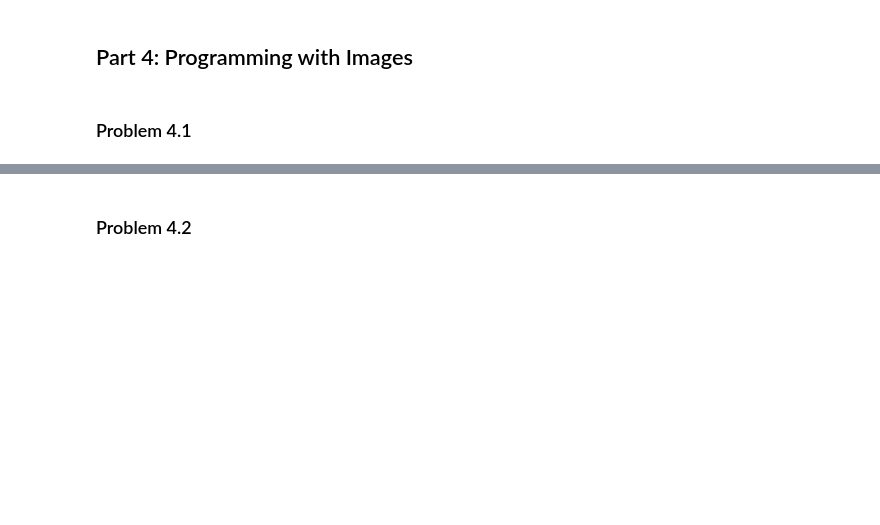
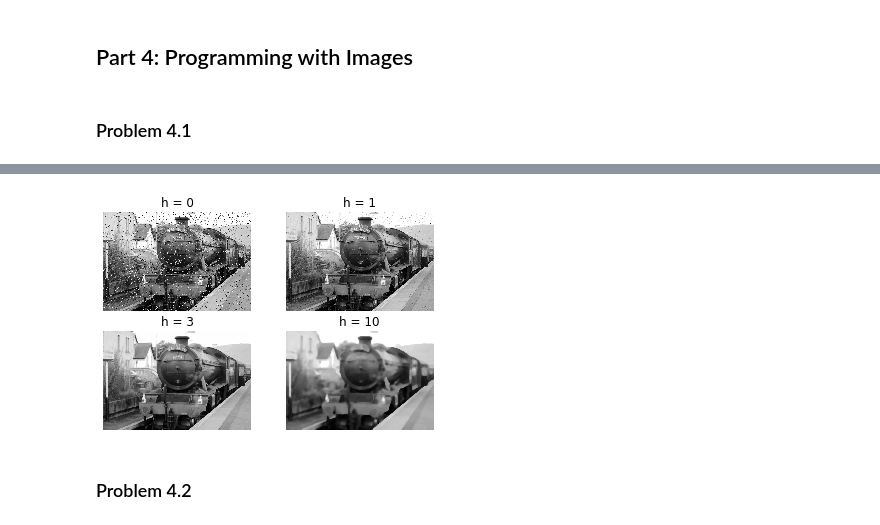
Before and after one commit to felipemontano10/Computer-Vision, a Jupyter notebook: homework01_Haozhe.ipynb, the cells around one changed output, grey strips where cells are left out. Saved outputs shown, nothing was run; the diff lists cells and outputs as text; code cells hidden in the pictures; blank space fills up the shorter version.

```diff
--- a/homework01_Haozhe.ipynb
+++ b/homework01_Haozhe.ipynb
@@ -343,3 +390,24 @@ def show_gray(image):
     plt.axis('off')  # Delete axis ticks
 # %% [markdown]
 ### Problem 4.1
+# %%
+import numpy as np
+def median_filter(image, h):
+    """
+    This function implements the median filter algorithm.
+    """
+    assert len(image.shape) == 2, 'Image must be a 2D array'
+    assert image.dtype ==np.uint8, 'Pixel values must be bytes'
+    assert isinstance(h, int) and h >= 0, 'h must be a non-negative integer'
+    shape = image.shape
+    medfilter = np.zeros(shape)
+    for i in tqdm(range(shape[0])):
+        for j in tqdm(range(shape[1])):
+            left_indx_row = max(0, i-h)
+            right_indx_row = min(i+h, shape[0])
+            left_indx_col = max(0, j-h)
+            right_indx_col = min(j+h, shape[1])
+            scan_block = image[left_indx_row:right_indx_row, left_indx_col:right_indx_col]
+            med = np.median(scan_block)
+            medfilter[i,j] = med
+    return(medfilter)
@@ -345,0 +418,7 @@ def show_gray(image):
+# %%
+image = read_gray('locomotive_corrupt.png')
+# %%
+image_list =[image]
+for h in [1, 3, 10]:
+    new_image = median_filter(image, h)
+    image_list.append(new_image)
@@ -346,2 +439,9 @@ def show_gray(image):
+# %%
+H = [0, 1, 3, 10]
+for i in range(4):
+    plt.subplot(2, 2, i+1).set_title('h = {:.0f}'.format(H[i]))
+    show_gray(image_list[i])
+# %% [output]
+[figure, added]
 # %% [markdown]
 ### Problem 4.2
```
Also changed, not shown: parts of 14 cells of this notebook.
